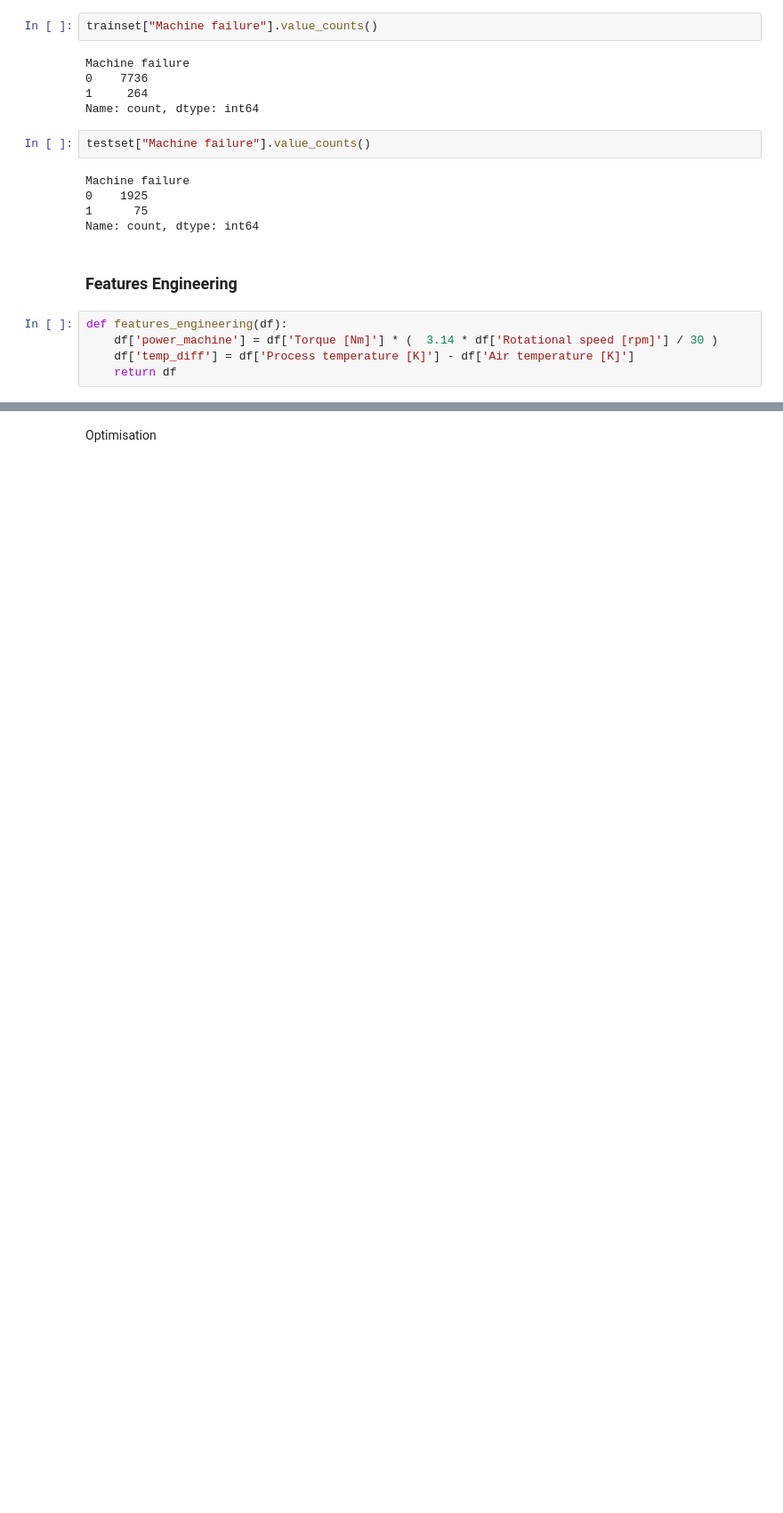
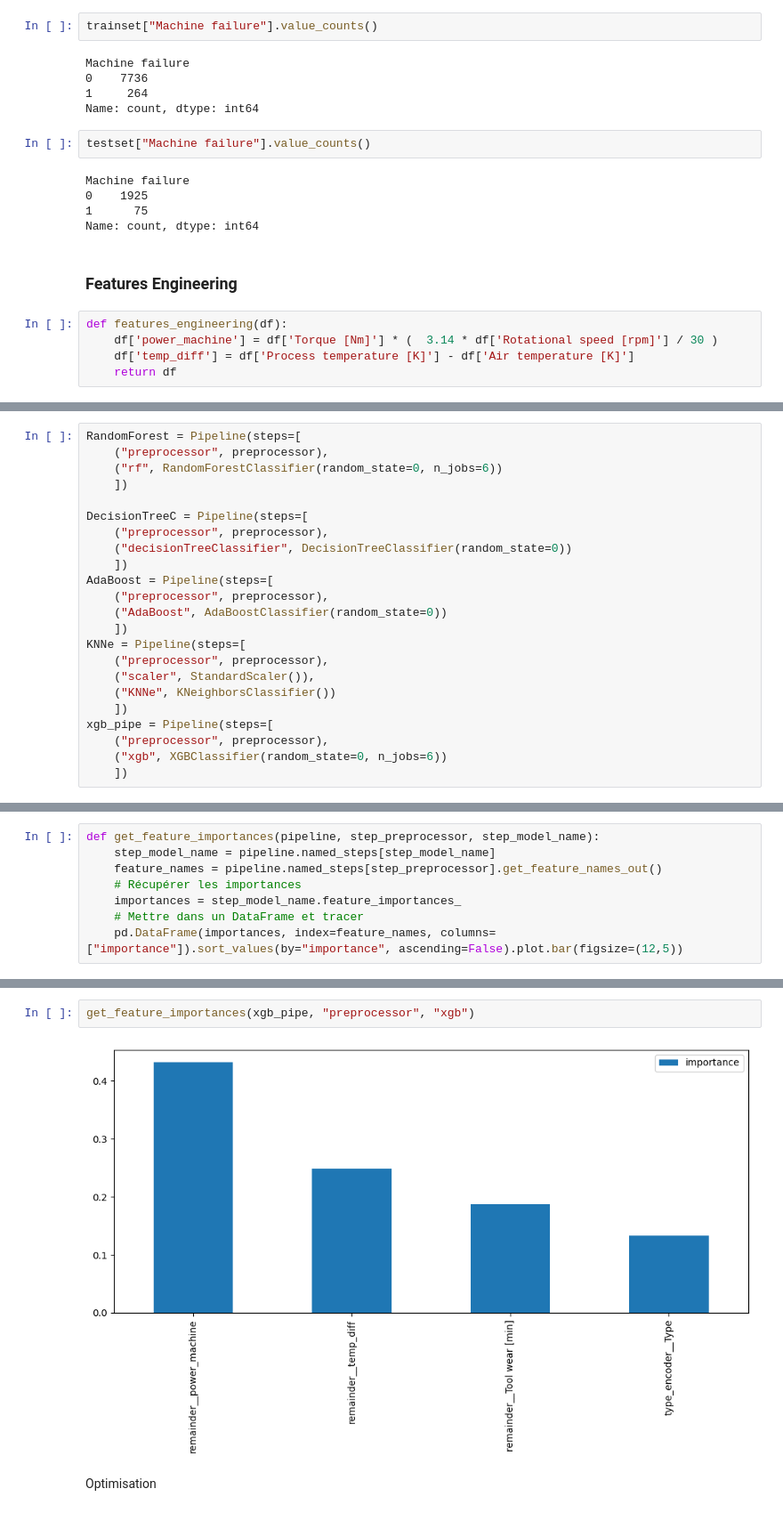
Before and after one commit to SimonGallien/Predictive-Maintenance-Dataset-AI4I-2020-, a Jupyter notebook: model.ipynb, the cells around one changed output, grey strips where cells are left out. Shown: that part at 89% size. Cells and saved outputs as stored; diff of their text form; blank space fills up the shorter version.

```diff
--- a/model.ipynb
+++ b/model.ipynb
@@ -70,0 +101,23 @@ Models
+# %%
+RandomForest = Pipeline(steps=[
+    ("preprocessor", preprocessor),
+    ("rf", RandomForestClassifier(random_state=0, n_jobs=6))
+    ])
+
+DecisionTreeC = Pipeline(steps=[
+    ("preprocessor", preprocessor),
+    ("decisionTreeClassifier", DecisionTreeClassifier(random_state=0))
+    ])
+AdaBoost = Pipeline(steps=[
+    ("preprocessor", preprocessor),
+    ("AdaBoost", AdaBoostClassifier(random_state=0))
+    ])
+KNNe = Pipeline(steps=[
+    ("preprocessor", preprocessor),
+    ("scaler", StandardScaler()),
+    ("KNNe", KNeighborsClassifier())
+    ])
+xgb_pipe = Pipeline(steps=[
+    ("preprocessor", preprocessor),
+    ("xgb", XGBClassifier(random_state=0, n_jobs=6))
+    ])
@@ -72,0 +153,8 @@ Evaluation
+# %%
+def get_feature_importances(pipeline, step_preprocessor, step_model_name):
+    step_model_name = pipeline.named_steps[step_model_name]
+    feature_names = pipeline.named_steps[step_preprocessor].get_feature_names_out()
+    # Récupérer les importances
+    importances = step_model_name.feature_importances_
+    # Mettre dans un DataFrame et tracer
+    pd.DataFrame(importances, index=feature_names, columns=["importance"]).sort_values(by="importance", ascending=False).plot.bar(figsize=(12,5))
@@ -73,2 +188,6 @@ Evaluation
+# %%
+get_feature_importances(xgb_pipe, "preprocessor", "xgb")
+# %% [output]
+[figure, added]
 # %% [markdown]
 Optimisation
```
Also changed, not shown: parts of 13 cells of this notebook.
